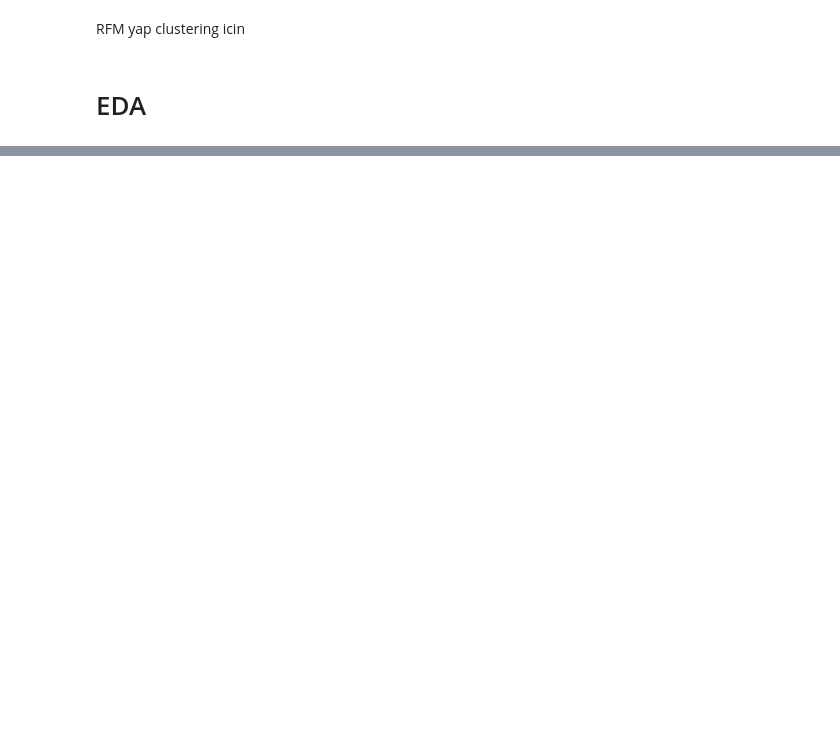
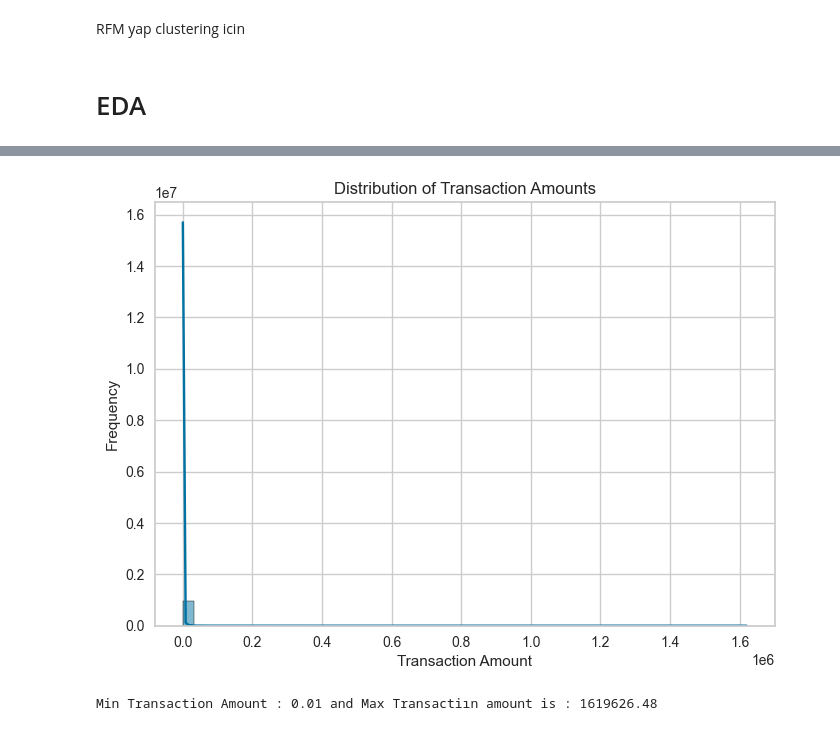
Before and after one commit to senolcemhan98/ABAProject2, a Jupyter notebook: proje.ipynb, the cells around one changed output, grey strips where cells are left out. Drawn from its saved outputs; the diff is of its cells as text; code cells hidden in the pictures; blank space fills up the shorter version.

```diff
--- a/proje.ipynb
+++ b/proje.ipynb
@@ -199,0 +259,12 @@ plt.show()
+# %%
+sns.histplot(data=data, x='TNX_AMT', bins=50, kde=True)
+plt.title("Distribution of Transaction Amounts")
+plt.xlabel("Transaction Amount")
+plt.ylabel("Frequency")
+plt.show()
+# %% [output]
+[figure, added]
+# %%
+print(f"Min Transaction Amount : {data['TNX_AMT'].min()} and Max Transactiın amount is : {data['TNX_AMT'].max()}")
+# %% [output]
+Min Transaction Amount : 0.01 and Max Transactiın amount is : 1619626.48
```
Also changed, not shown: parts of 29 cells of this notebook, 1 other file.
